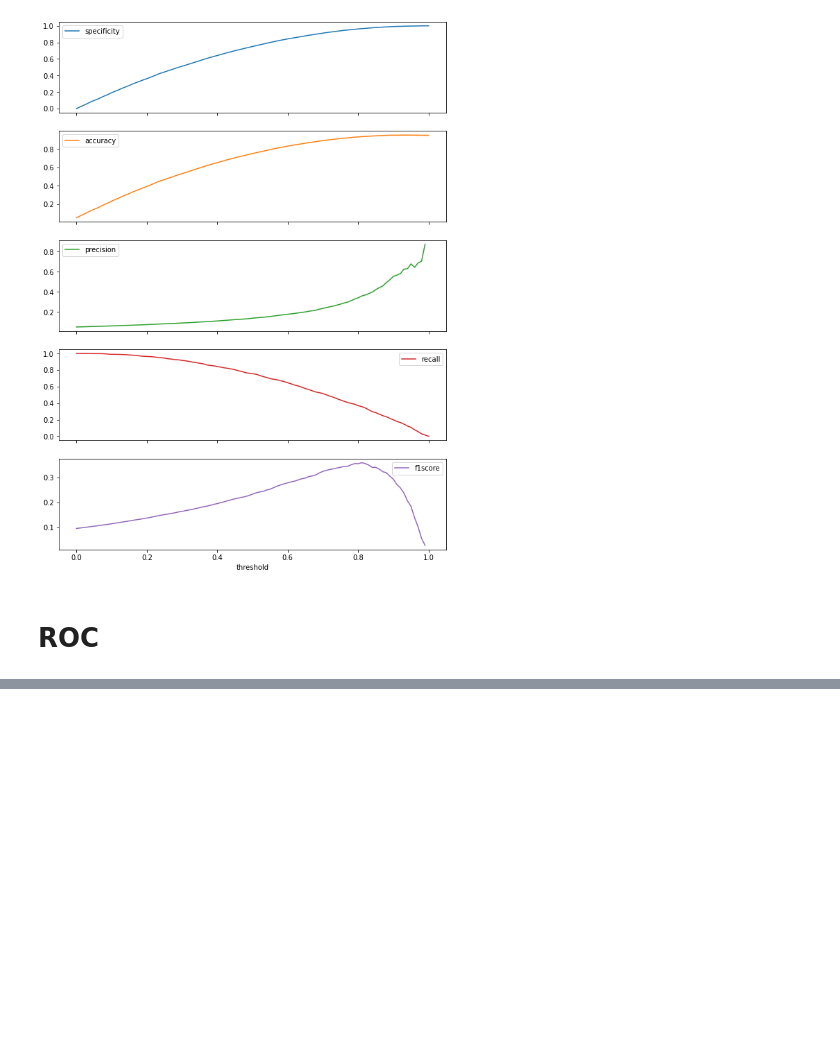
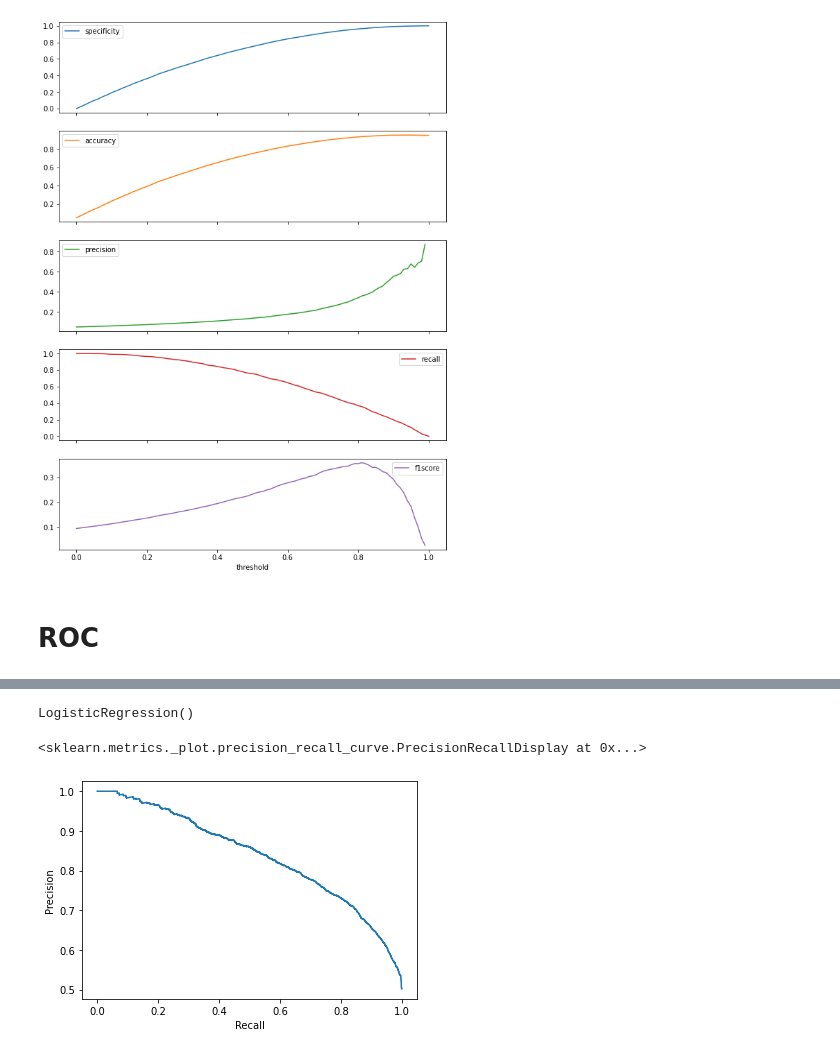
Before and after one commit to KonovDS/analyze_hw, a Jupyter notebook: hw_5/hw_5.ipynb, the cells around one changed output, grey strips where cells are left out. Drawn from its saved outputs; the diff is of its cells as text; code cells hidden in the pictures; blank space fills up the shorter version.

```diff
--- a/hw_5/hw_5.ipynb
+++ b/hw_5/hw_5.ipynb
@@ -49,0 +45,12 @@ array([<AxesSubplot:xlabel='False Positive'>], dtype=object)
+# %%
+data = []
+for i in range(10000):
+    x = random.random()
+    y = random.random()
+    d = [max([x, y]), 1]
+    data.append(d)
+
+    x = random.random()
+    y = random.random()
+    d = [1 - max([x, y]), 0]
+    data.append(d)
@@ -49,0 +77,7 @@ array([<AxesSubplot:xlabel='False Positive'>], dtype=object)
+# %%
+x = []
+for i in data:
+    x.append(i[0])
+y = []
+for i in data:
+    y.append(i[1])
@@ -49,0 +128,17 @@ array([<AxesSubplot:xlabel='False Positive'>], dtype=object)
+# %%
+xx = np.asarray(x)
+yy = np.asarray(y)
+# %%
+X_train, X_test, y_train, y_test = train_test_split(xx.reshape(-1, 1) , yy, test_size=0.3, shuffle=True, random_state=0xEDA)
+lr = LogisticRegression(max_iter=100)
+lr.fit(X_train, y_train)
+# %% [output]
+LogisticRegression()
+# %%
+predictions = lr.predict_proba(X_test)
+precision, recall, _ = metrics.precision_recall_curve(y_test, predictions[:,1])
+disp = metrics.PrecisionRecallDisplay(precision=precision, recall=recall)
+disp.plot()
+# %% [output]
+<sklearn.metrics._plot.precision_recall_curve.PrecisionRecallDisplay at 0x...>
+[figure, added]
```
Also changed, not shown: parts of 11 cells of this notebook, 2 other files.
